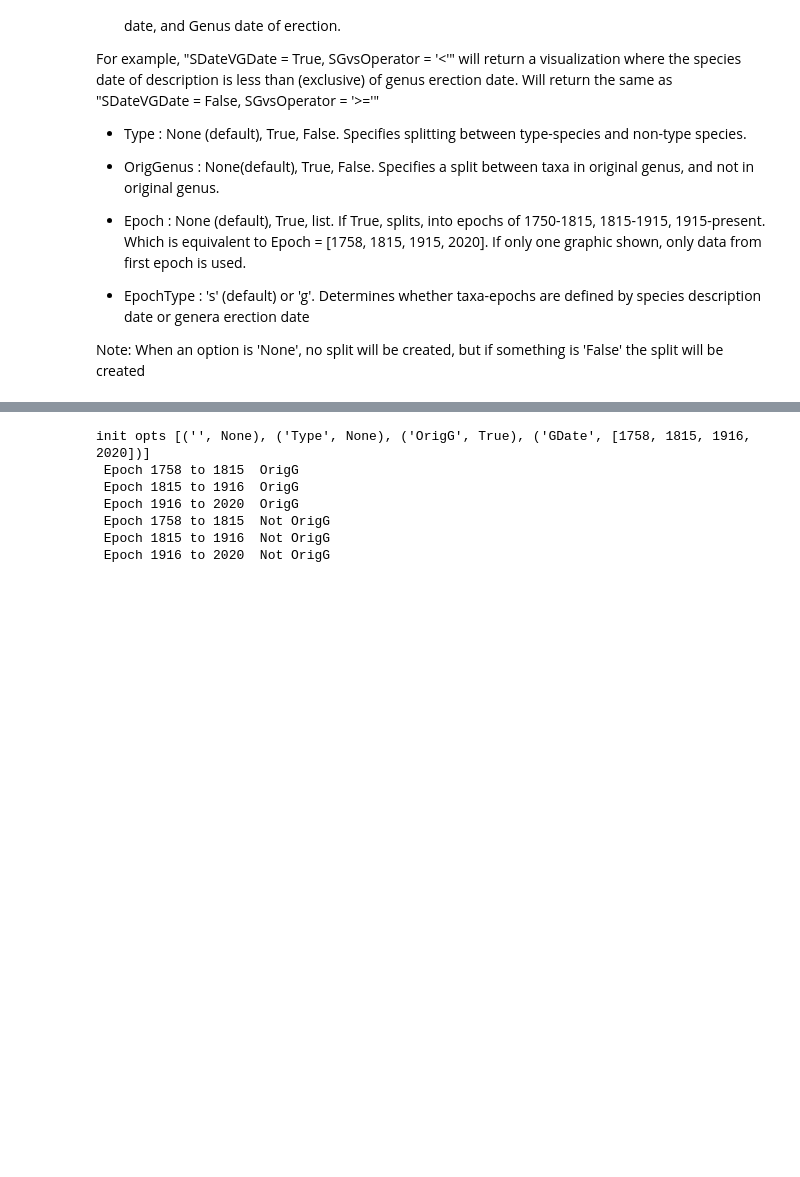
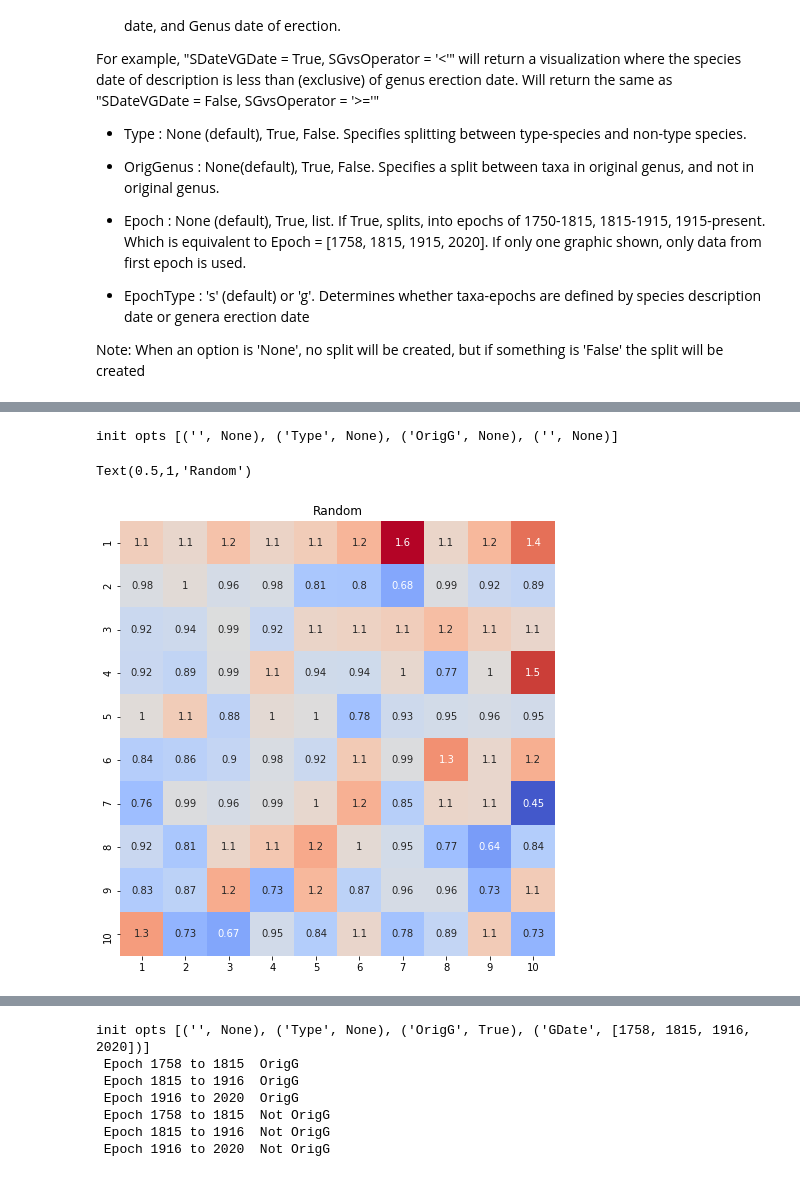
Before and after one commit to wipegup/Capstone, a Jupyter notebook: SeabornGraphing/Seaborn Graphing.ipynb, the cells around one changed output, grey strips where cells are left out. Saved outputs shown, nothing was run; the diff lists cells and outputs as text; code cells hidden in the pictures; blank space fills up the shorter version.

```diff
--- a/SeabornGraphing/Seaborn Graphing.ipynb
+++ b/SeabornGraphing/Seaborn Graphing.ipynb
@@ -66,0 +79,7 @@ init opts [('', None), ('Type', None), ('OrigG', None), ('', None)]
+# %%
+showPlot(rand)
+plt.title('Random')
+# %% [output]
+init opts [('', None), ('Type', None), ('OrigG', None), ('', None)]
+Text(0.5,1,'Random')
+[figure, added]
```
Also changed, not shown: parts of 6 cells of this notebook, 10 other files.
